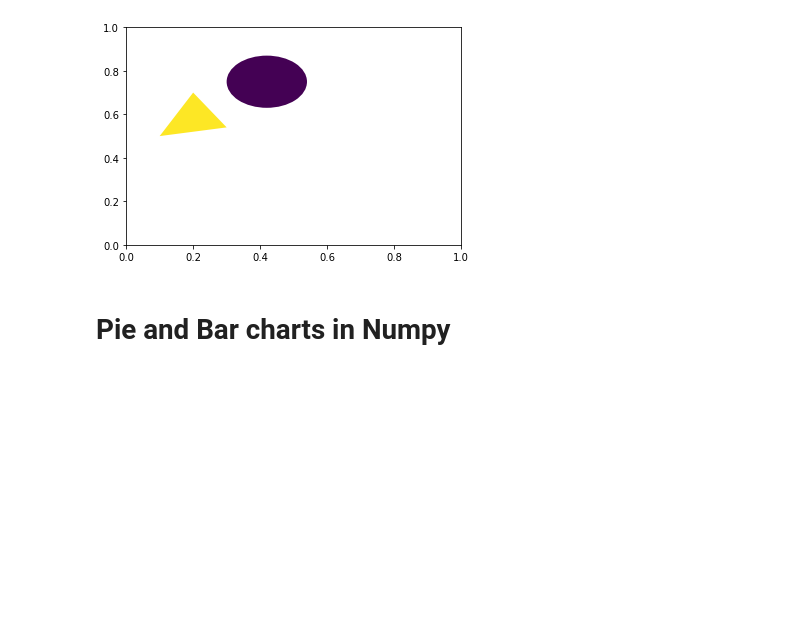
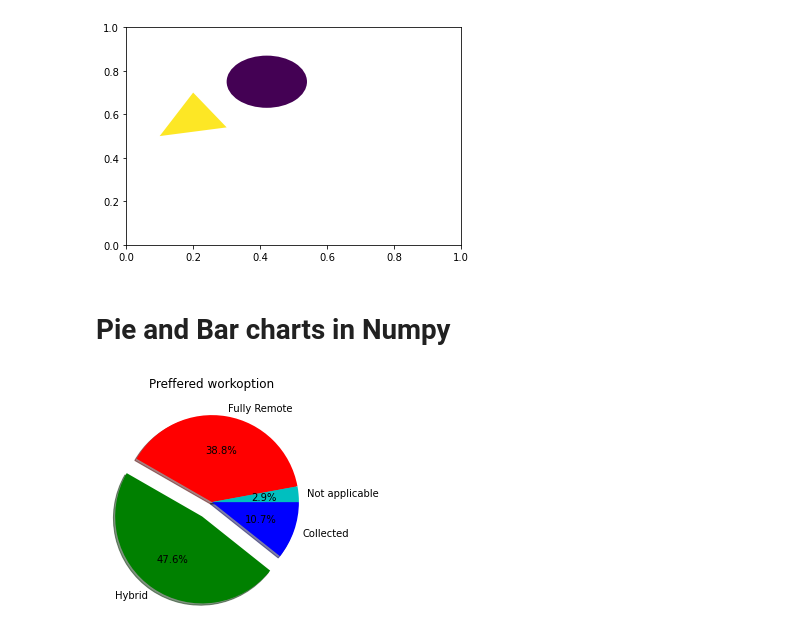
Before and after one commit to umar7860/numpy-linkedIn-course, a Jupyter notebook: NumPy Course Part 2/AdvancePlotsAndStyling.ipynb, the cells around one changed output. Saved outputs shown, nothing was run; the diff lists cells and outputs as text; code cells hidden in the pictures; blank space fills up the shorter version.

Commit message:
Bar and PieChart in NumPy

```diff
--- a/NumPy Course Part 2/AdvancePlotsAndStyling.ipynb
+++ b/NumPy Course Part 2/AdvancePlotsAndStyling.ipynb
@@ -180,3 +180,18 @@ plt.show()
 [figure]
 # %% [markdown]
 # Pie and Bar charts in Numpy
+# %%
+#Pie Chart
+preffered_workoption = [10.7,47.6,38.8,2.9]
+colors = ['b','g','r','c']
+explode=(0,0.2,0,0)
+labels = ['Collected','Hybrid','Fully Remote','Not applicable']
+
+
+plt.pie(preffered_workoption,colors = colors,labels = labels,
+       explode=explode,autopct='%1.1f%%',
+        counterclock=False,shadow=True)
+plt.title('Preffered workoption')
+plt.show()
+# %% [output]
+[figure, added]
```
Also changed, not shown: parts of 1 cell of this notebook.
